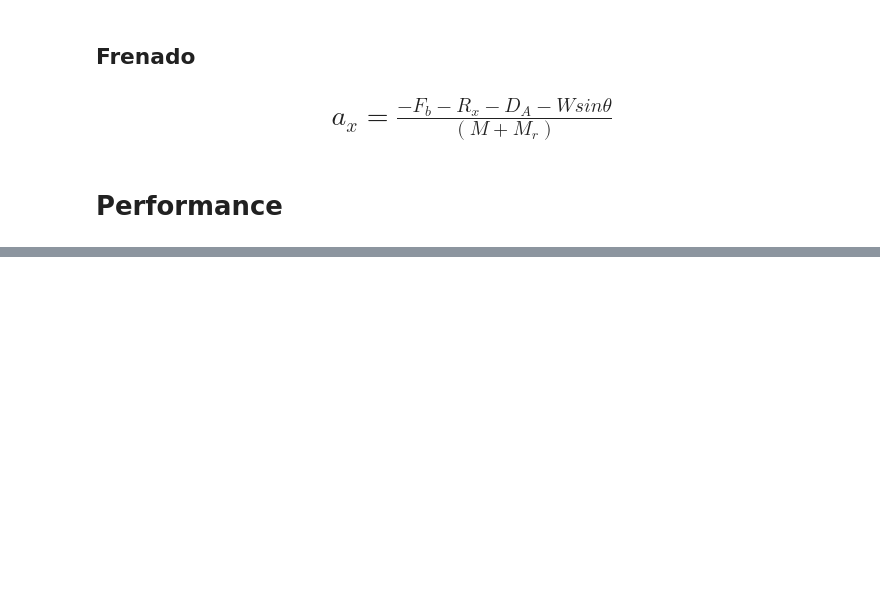
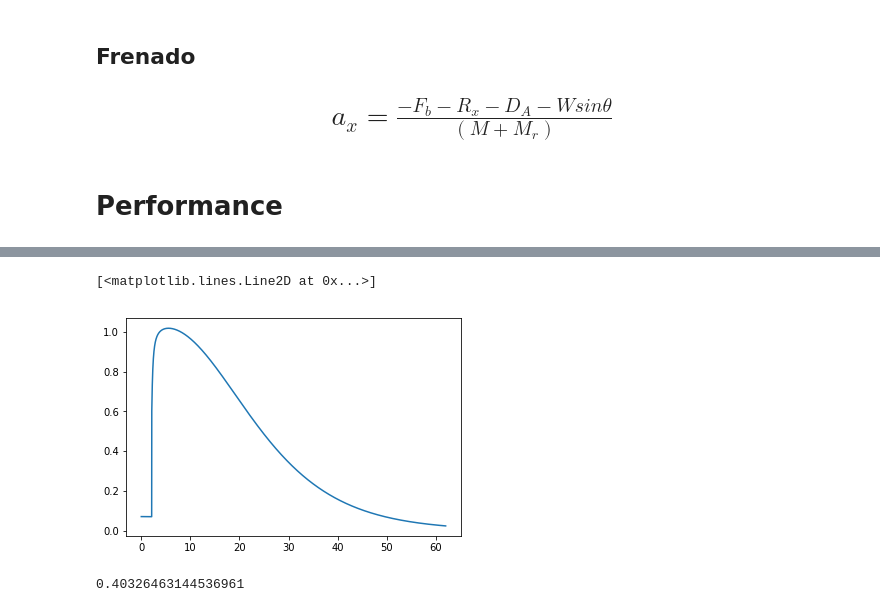
Before and after one commit to drodriguez32/Herramientas-Computacionales, a Jupyter notebook: 03_Taller-02/Taller_02-Simulador_0.0-Test.ipynb, the cells around one changed output, grey strips where cells are left out. Saved outputs shown, nothing was run; the diff lists cells and outputs as text; code cells hidden in the pictures; blank space fills up the shorter version.

```diff
--- a/03_Taller-02/Taller_02-Simulador_0.0-Test.ipynb
+++ b/03_Taller-02/Taller_02-Simulador_0.0-Test.ipynb
@@ -323,0 +339,9 @@ vel_max()
+# %%
+pylab.plot(t, acx)
+# %% [output]
+[<matplotlib.lines.Line2D at 0x...>]
+[figure, added]
+# %%
+np.mean(acx)
+# %% [output]
+0.40326463144536961
```
Also changed, not shown: parts of 12 cells of this notebook, 24 other files.
